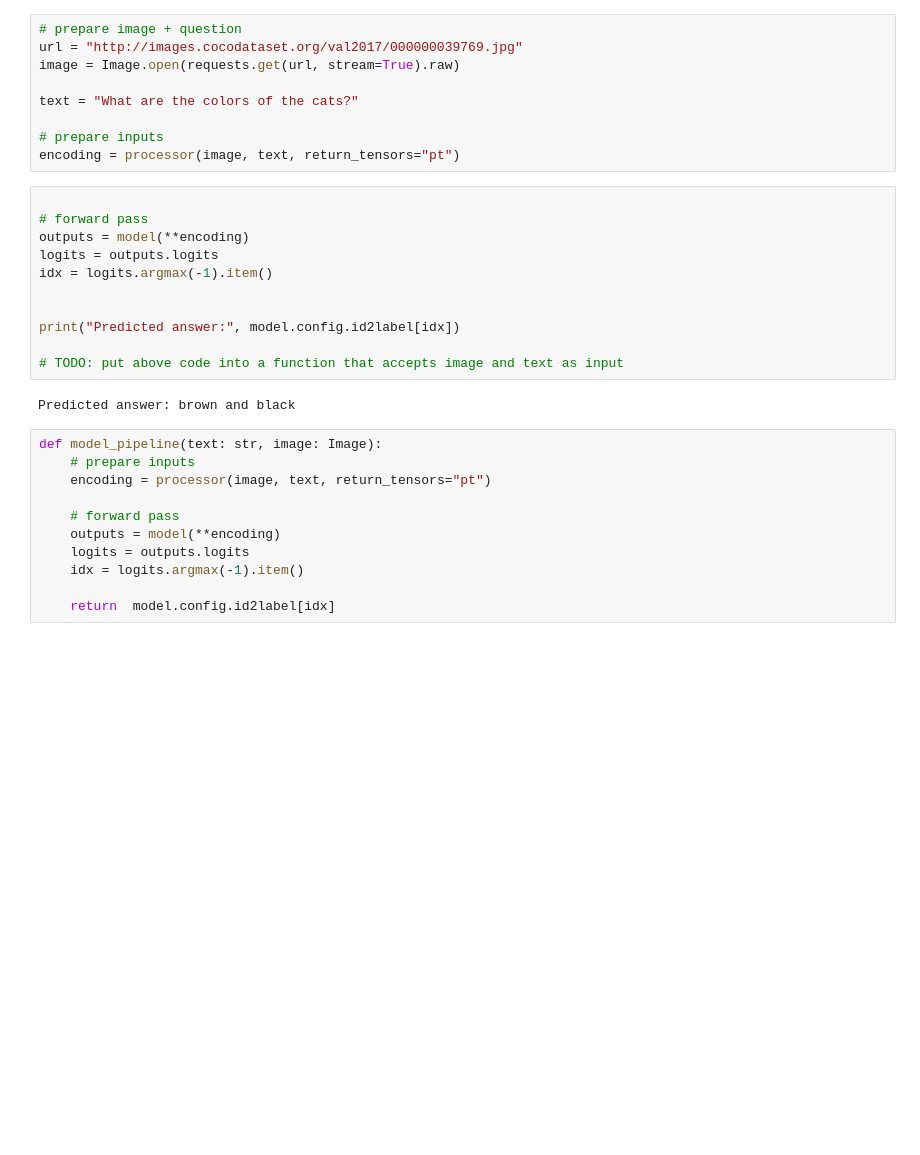
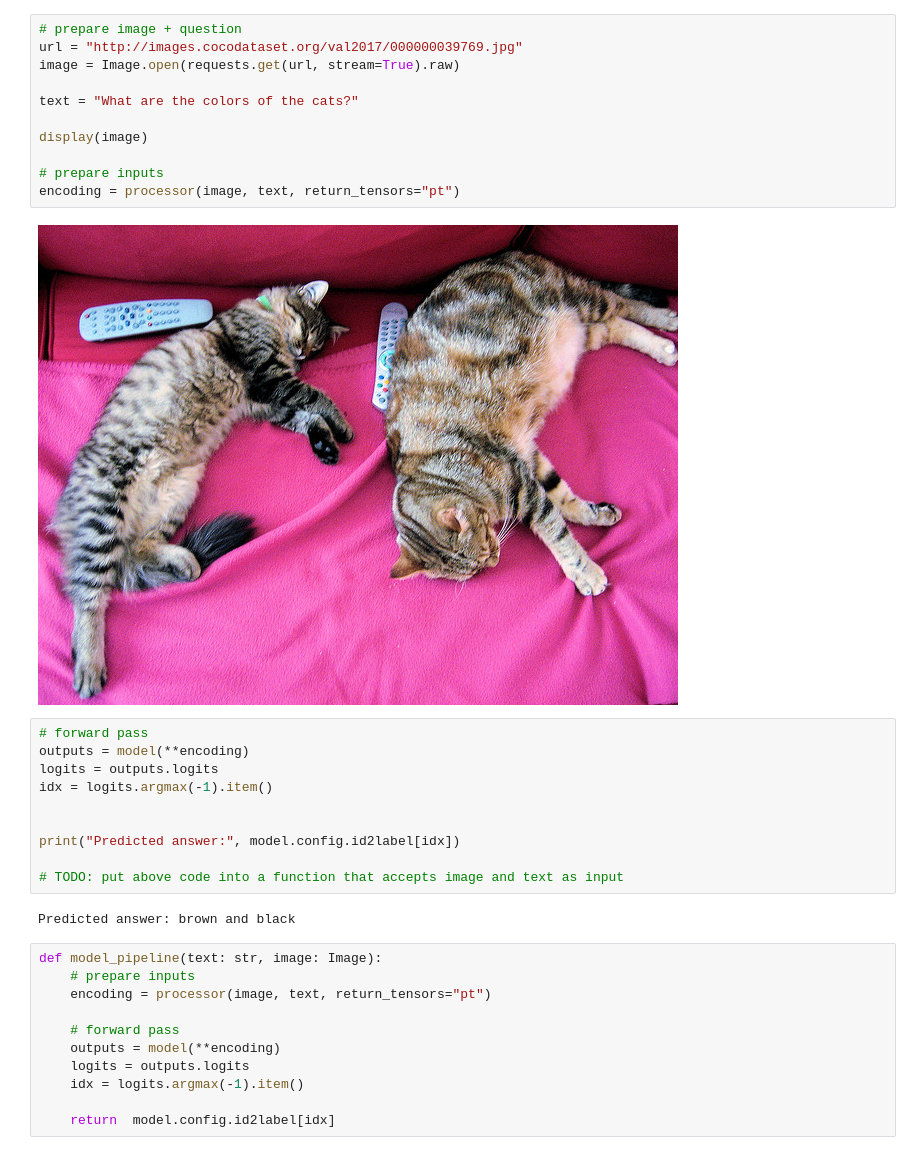
Before and after one commit to brandt-buchda/fastapi_dandelion, a Jupyter notebook: FastApi_Dandelin.ipynb, the cells around one changed output. Drawn from its saved outputs; the diff is of its cells as text; blank space fills up the shorter version.

```diff
--- a/FastApi_Dandelin.ipynb
+++ b/FastApi_Dandelin.ipynb
@@ -34,14 +23,17 @@ Please note that authentication is recommended but still optional to access publ
 # %%
 # prepare image + question
 url = "http://images.cocodataset.org/val2017/000000039769.jpg"
 image = Image.open(requests.get(url, stream=True).raw)
 
 text = "What are the colors of the cats?"
 
+display(image)
+
 # prepare inputs
 encoding = processor(image, text, return_tensors="pt")
+# %% [output]
+[figure, added]
 # %%
-
 # forward pass
 outputs = model(**encoding)
 logits = outputs.logits
```
Also changed, not shown: parts of 4 cells of this notebook, 1 other file.
